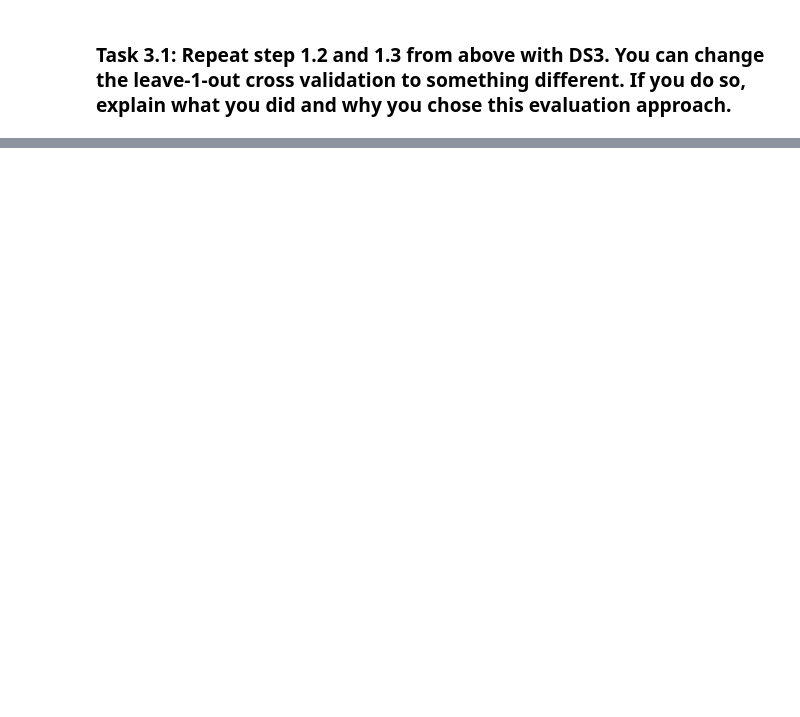
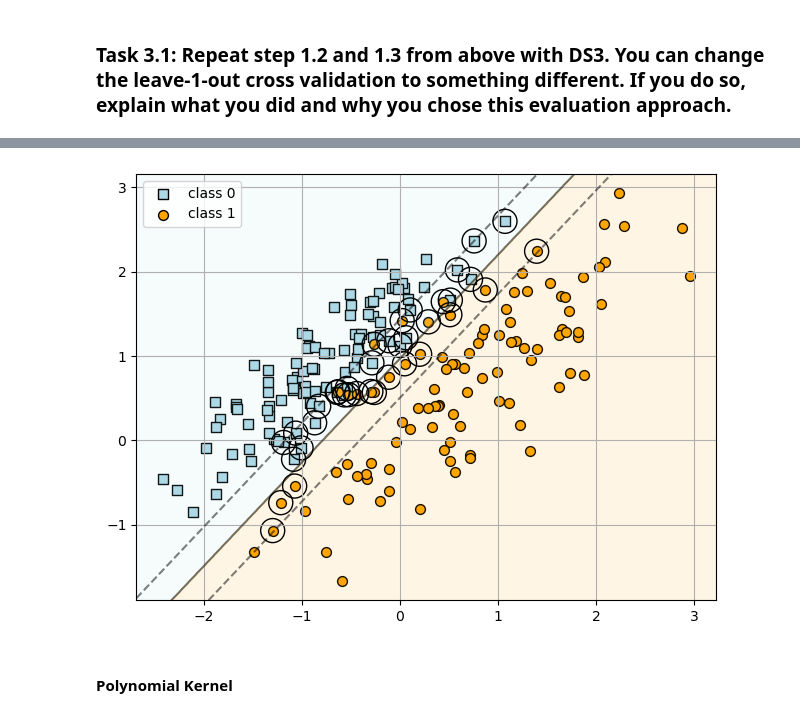
Before and after one commit to Tarin-Eccleston/svm-learning, a Jupyter notebook: modelling/modelling.ipynb, the cells around one changed output, grey strips where cells are left out. Saved outputs shown, nothing was run; the diff lists cells and outputs as text; code cells hidden in the pictures; blank space fills up the shorter version.

```diff
--- a/modelling/modelling.ipynb
+++ b/modelling/modelling.ipynb
@@ -406,0 +504,17 @@ I tested C, the penalisation of misclassification for values of 1, 10, 100, 1000
+# %%
+d3_model_grid_search_linear_kern = SVC(kernel='linear')
+
+params = {
+    'C': [0.01, 0.1, 1, 10, 100, 1000, 10000, 100000]
+}
+
+grid_search_linear = GridSearchCV(d3_model_grid_search_linear_kern, param_grid=params, cv=10)
+grid_search_linear.fit(X, y)
+
+print("Best parameters: ", grid_search_linear.best_params_)
+grid_search_best_linear = grid_search_linear.best_estimator_
+
+y_pred_linear = grid_search_best_linear.predict(X)
+accuracy_linear = accuracy_score(y, y_pred_linear)
+print("Accuracy: {:.2f}%".format(accuracy_linear * 100))
+print("Classification report:\n", classification_report(y, y_pred_linear))
@@ -406,0 +533,23 @@ I tested C, the penalisation of misclassification for values of 1, 10, 100, 1000
+# %%
+grid_search_best_linear.fit(X, y)
+
+plt.scatter(X[y == 0, 0],
+            X[y == 0, 1],
+            s=50, c='lightblue',
+            marker='s', edgecolor='black',
+            label='class 0')
+plt.scatter(X[y == 1, 0],
+            X[y == 1, 1],
+            s=50, c='orange',
+            marker='o', edgecolor='black',
+            label='class 1')
+
+plt.legend(scatterpoints=1)
+plt.grid()
+plt.tight_layout()
+
+plot_svc_decision_function(grid_search_best_linear);
+# %% [output]
+[figure, added]
+# %% [markdown]
+#### Polynomial Kernel
```
Also changed, not shown: parts of 28 cells of this notebook, 1 other file.
